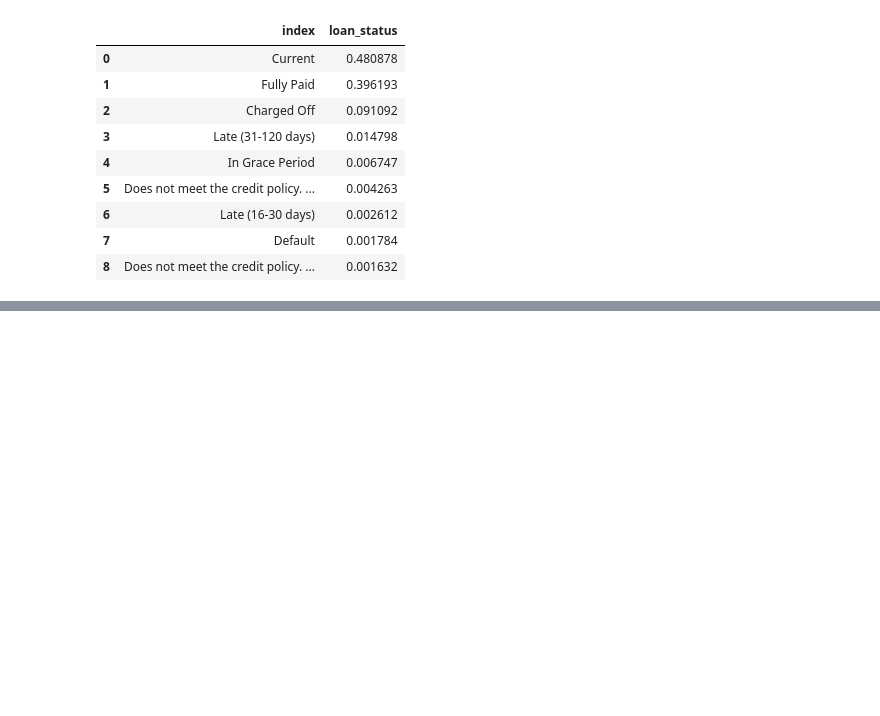
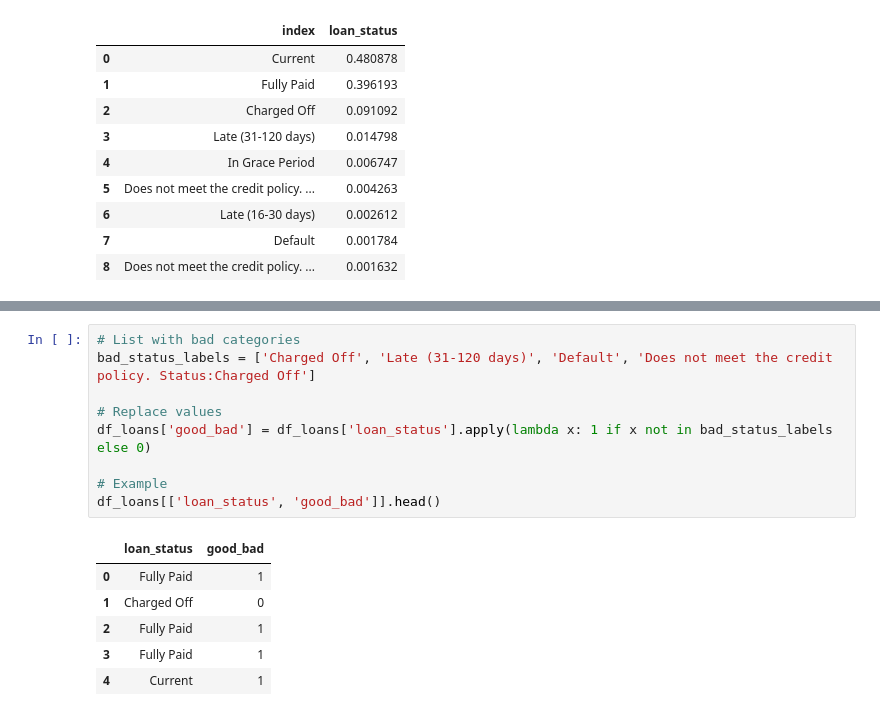
Before and after one commit to kevinmiguel97/Lending-Club-Credit-RIsk-Model, a Jupyter notebook: Lending Club Risk Model.ipynb, the cells around one changed output, grey strips where cells are left out. Drawn from its saved outputs; the diff is of its cells as text; blank space fills up the shorter version.

```diff
--- a/Lending Club Risk Model.ipynb
+++ b/Lending Club Risk Model.ipynb
@@ -254,0 +277,16 @@ df_status
+# %%
+# List with bad categories
+bad_status_labels = ['Charged Off', 'Late (31-120 days)', 'Default', 'Does not meet the credit policy. Status:Charged Off']
+
+# Replace values
+df_loans['good_bad'] = df_loans['loan_status'].apply(lambda x: 1 if x not in bad_status_labels else 0)
+
+# Example
+df_loans[['loan_status', 'good_bad']].head()
+# %% [output]
+|  | loan_status | good_bad |
+| 0 | Fully Paid | 1 |
+| 1 | Charged Off | 0 |
+| 2 | Fully Paid | 1 |
+| 3 | Fully Paid | 1 |
+| 4 | Current | 1 |
```
Also changed, not shown: parts of 3 cells of this notebook.
